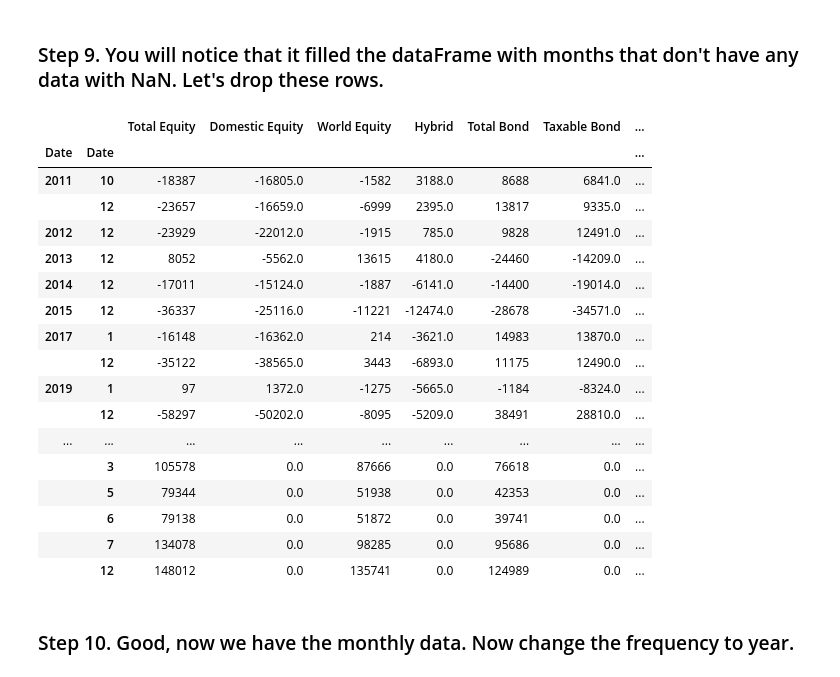
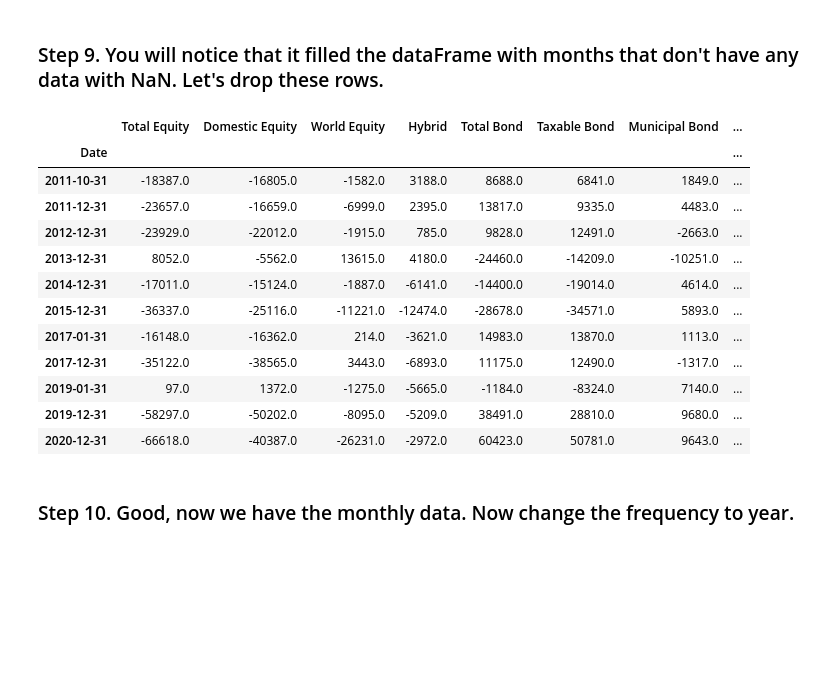
Before and after one commit to coretlwww/pandas_exercises, a Jupyter notebook: 09_Time_Series/Investor_Flow_of_Funds_US/Exercises.ipynb, the cells around one changed output. Saved outputs shown, nothing was run; the diff lists cells and outputs as text; code cells hidden in the pictures; blank space fills up the shorter version.

```diff
--- a/09_Time_Series/Investor_Flow_of_Funds_US/Exercises.ipynb
+++ b/09_Time_Series/Investor_Flow_of_Funds_US/Exercises.ipynb
@@ -97,25 +94,22 @@ monthly_fr
 # %% [markdown]
 ### Step 9. You will notice that it filled the dataFrame with months that don't have any data with NaN. Let's drop these rows.
-# %%
-monthly_fr.dropna()
-# %% [output]
-|  |  | Total Equity | Domestic Equity | World Equity | Hybrid | Total Bond | Taxable Bond | ... |
-| Date | Date |  |  |  |  |  |  | ... |
-| 2011 | 10 | -18387 | -16805.0 | -1582 | 3188.0 | 8688 | 6841.0 | ... |
-|  | 12 | -23657 | -16659.0 | -6999 | 2395.0 | 13817 | 9335.0 | ... |
-| 2012 | 12 | -23929 | -22012.0 | -1915 | 785.0 | 9828 | 12491.0 | ... |
-| 2013 | 12 | 8052 | -5562.0 | 13615 | 4180.0 | -24460 | -14209.0 | ... |
-| 2014 | 12 | -17011 | -15124.0 | -1887 | -6141.0 | -14400 | -19014.0 | ... |
-| 2015 | 12 | -36337 | -25116.0 | -11221 | -12474.0 | -28678 | -34571.0 | ... |
-| 2017 | 1 | -16148 | -16362.0 | 214 | -3621.0 | 14983 | 13870.0 | ... |
-|  | 12 | -35122 | -38565.0 | 3443 | -6893.0 | 11175 | 12490.0 | ... |
-| 2019 | 1 | 97 | 1372.0 | -1275 | -5665.0 | -1184 | -8324.0 | ... |
-|  | 12 | -58297 | -50202.0 | -8095 | -5209.0 | 38491 | 28810.0 | ... |
-| ... | ... | ... | ... | ... | ... | ... | ... | ... |
-|  | 3 | 105578 | 0.0 | 87666 | 0.0 | 76618 | 0.0 | ... |
-|  | 5 | 79344 | 0.0 | 51938 | 0.0 | 42353 | 0.0 | ... |
-|  | 6 | 79138 | 0.0 | 51872 | 0.0 | 39741 | 0.0 | ... |
-|  | 7 | 134078 | 0.0 | 98285 | 0.0 | 95686 | 0.0 | ... |
-|  | 12 | 148012 | 0.0 | 135741 | 0.0 | 124989 | 0.0 | ... |
+# %%
+monthly = monthly.replace(0, np.nan)
+monthly_cleaned = monthly.dropna()
+monthly_cleaned
+# %% [output]
+|  | Total Equity | Domestic Equity | World Equity | Hybrid | Total Bond | Taxable Bond | Municipal Bond | ... |
+| Date |  |  |  |  |  |  |  | ... |
+| 2011-10-31 | -18387.0 | -16805.0 | -1582.0 | 3188.0 | 8688.0 | 6841.0 | 1849.0 | ... |
+| 2011-12-31 | -23657.0 | -16659.0 | -6999.0 | 2395.0 | 13817.0 | 9335.0 | 4483.0 | ... |
+| 2012-12-31 | -23929.0 | -22012.0 | -1915.0 | 785.0 | 9828.0 | 12491.0 | -2663.0 | ... |
+| 2013-12-31 | 8052.0 | -5562.0 | 13615.0 | 4180.0 | -24460.0 | -14209.0 | -10251.0 | ... |
+| 2014-12-31 | -17011.0 | -15124.0 | -1887.0 | -6141.0 | -14400.0 | -19014.0 | 4614.0 | ... |
+| 2015-12-31 | -36337.0 | -25116.0 | -11221.0 | -12474.0 | -28678.0 | -34571.0 | 5893.0 | ... |
+| 2017-01-31 | -16148.0 | -16362.0 | 214.0 | -3621.0 | 14983.0 | 13870.0 | 1113.0 | ... |
+| 2017-12-31 | -35122.0 | -38565.0 | 3443.0 | -6893.0 | 11175.0 | 12490.0 | -1317.0 | ... |
+| 2019-01-31 | 97.0 | 1372.0 | -1275.0 | -5665.0 | -1184.0 | -8324.0 | 7140.0 | ... |
+| 2019-12-31 | -58297.0 | -50202.0 | -8095.0 | -5209.0 | 38491.0 | 28810.0 | 9680.0 | ... |
+| 2020-12-31 | -66618.0 | -40387.0 | -26231.0 | -2972.0 | 60423.0 | 50781.0 | 9643.0 | ... |
 # %% [markdown]
 ### Step 10. Good, now we have the monthly data. Now change the frequency to year.
```
Also changed, not shown: parts of 5 cells of this notebook, 1 other file.
